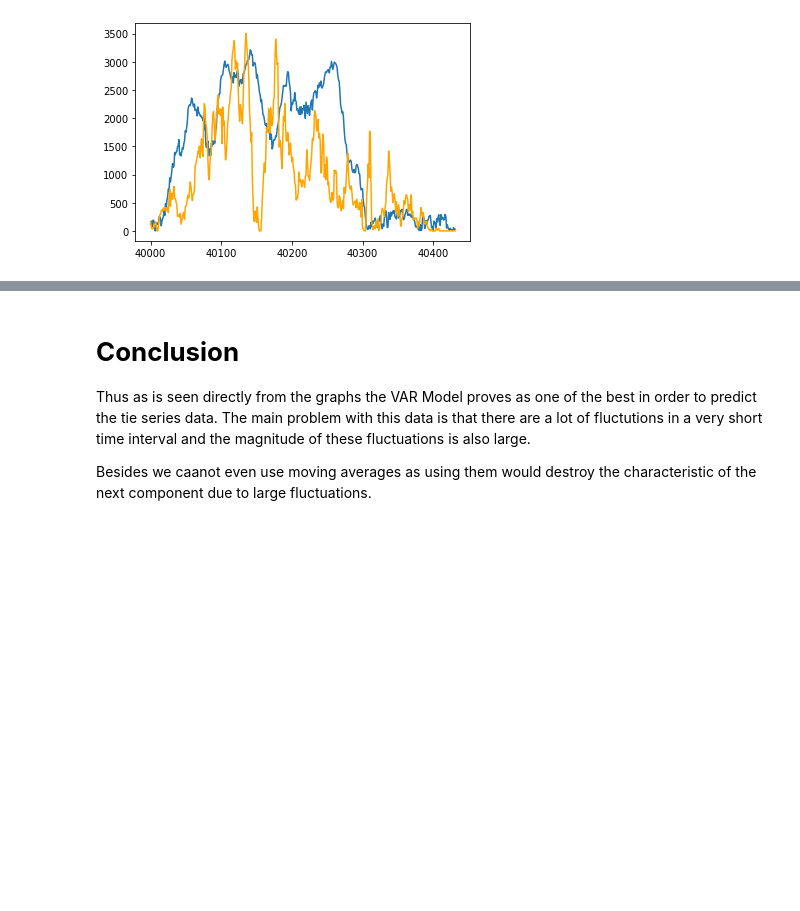
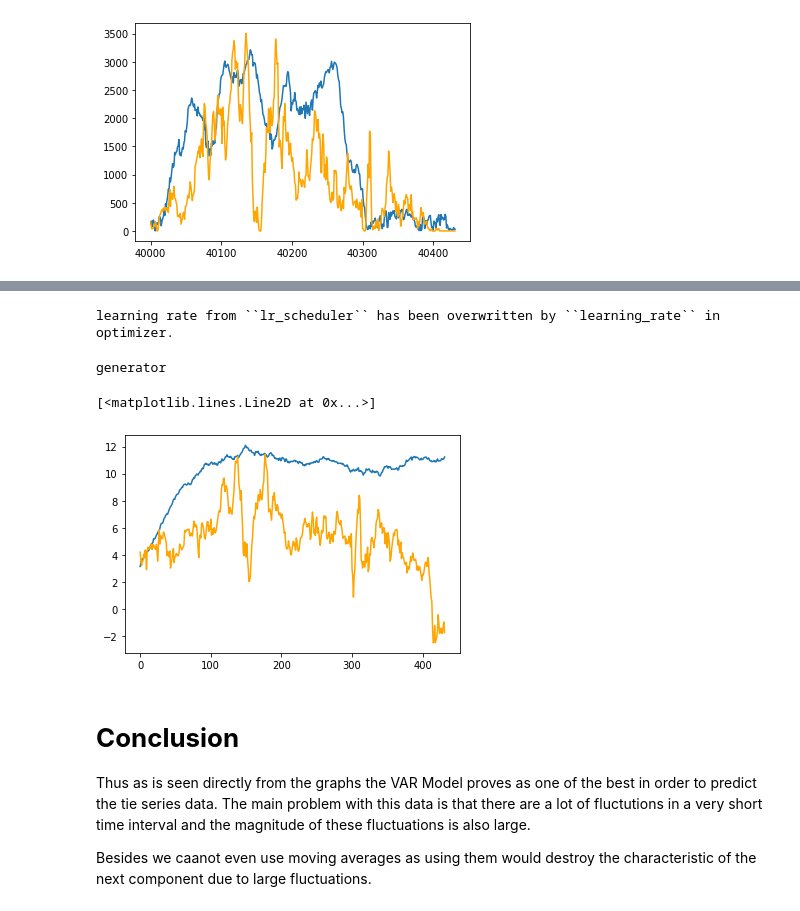
Before and after one commit to m607stars/GoGreen-with-ML, a Jupyter notebook: IBM_Hackathon.ipynb, the cells around one changed output, grey strips where cells are left out. Cells and saved outputs as stored; diff of their text form; code cells hidden in the pictures; blank space fills up the shorter version.

```diff
--- a/IBM_Hackathon.ipynb
+++ b/IBM_Hackathon.ipynb
@@ -750,3 +784,29 @@ plt.plot(df.index[40000:40432],df['Active Power'][40000:40432],color='orange')
+# %%
+data = pd.DataFrame({'value':df['Sin Component'][:40000]})
+data.index = df['Date/Time'][:40000]
+
+train_data = ListDataset([{'start':data.index[0], "target":data.value[:40000]}],freq = "10min")
+test_data = ListDataset([{'start':data.index[0], "target":data.value[:40432]}],freq = "10min")
+# %%
+estimator = DeepAREstimator(freq = '10min', prediction_length=432, trainer=Trainer(epochs=15))
+predictor = estimator.train(training_data=train_data)
+# %% [output]
+learning rate from ``lr_scheduler`` has been overwritten by ``learning_rate`` in optimizer.
+# %%
+x = predictor.predict(test_data)
+type(x)
+# %% [output]
+generator
+# %%
+a = next(x)
+# %%
+forecast = a.mean
+
+plt.plot(forecast)
+plt.plot(df.index[:432],df['Sin Component'][40000:40432],color='orange')
+# %% [output]
+[<matplotlib.lines.Line2D at 0x...>]
+[figure, added]
 # %% [markdown]
 # **Conclusion**
 Thus as is seen directly from the graphs the VAR Model proves as one of the best in order to predict the tie series data. The main problem with this data is that there are a lot of fluctutions in a very short time interval and the magnitude of these fluctuations is also large.
```
Also changed, not shown: parts of 4 cells of this notebook.
